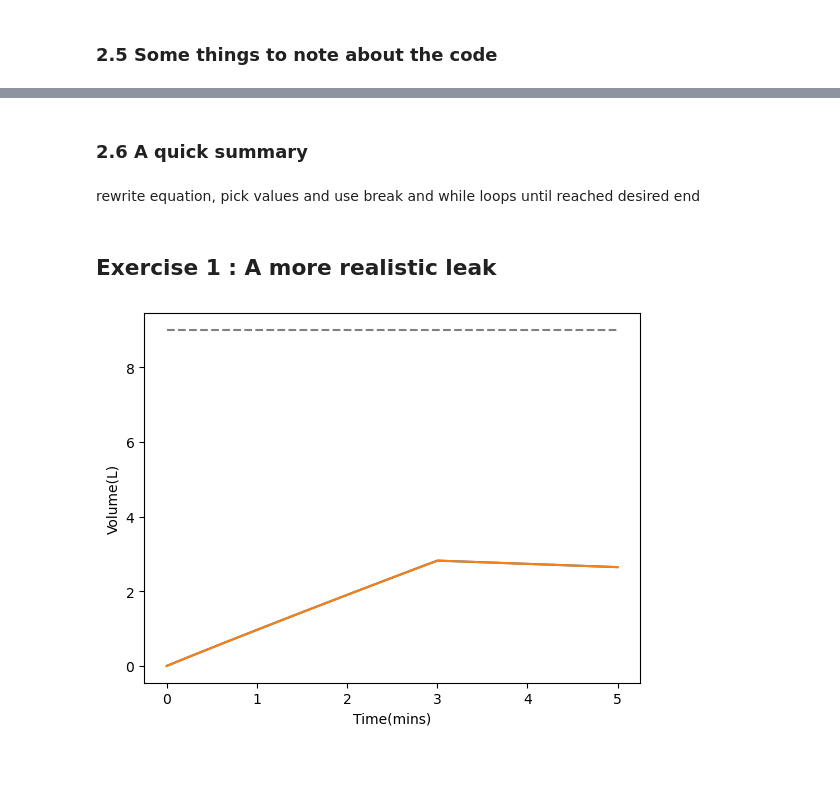
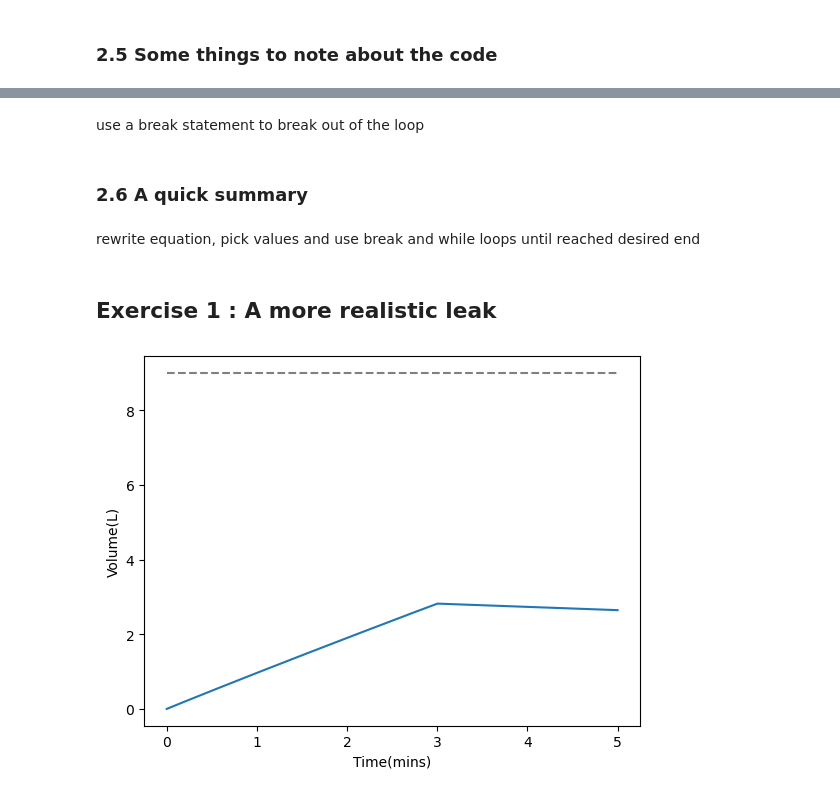
Before and after one commit to SPS-SP2273/learning-portfolio-yugan01, a Jupyter notebook: numerical solutions/numerical_solutions_(need).ipynb, the cells around one changed output, grey strips where cells are left out. Saved outputs shown, nothing was run; the diff lists cells and outputs as text; code cells hidden in the pictures; blank space fills up the shorter version.

```diff
--- a/numerical solutions/numerical_solutions_(need).ipynb
+++ b/numerical solutions/numerical_solutions_(need).ipynb
@@ -261,7 +259,9 @@ use a break statement to break out of the loop
+# %% [markdown]
+use a break statement to break out of the loop
 # %% [markdown]
 ### 2.6 A quick summary
-# %% [markdown]
-rewrite equation, pick values and use break and while loops until reached desired end
+# %% [markdown]
+rewrite equation, pick values and use break and while loops until reached desired end
 # %% [markdown]
 ## Exercise 1 :  A more realistic leak
 # %%
@@ -272,37 +272,33 @@ def leak_rate(volume):
     return speed * 0.1
 
 tap_off_time = 3                 # When the tap goes off
 max_time = 5                     # Maximum time (mins)
-dt = .001                        # Time step (mins)
+dt = .0001                       # Time step (mins)
 rate = 1                         # Filling rate (L/min)
 volume = 0                       # Starting volume
 leak_r = leak_rate(volume)       # L/min
 bucket_capacity = 9              # L
 all_volume = []                  # To keep track of all volumes
 all_time = []                    # To keep track of all times
 time = 0
 all_time = np.arange(start=0, stop=max_time, step=dt)
 
 for time in all_time:
     all_volume.append(volume)
     dV = rate * dt
 
     leak_r = leak_rate(volume)
     leak_volume = leak_r * dt
     volume -= leak_volume
 
     if (volume <= bucket_capacity) and (time < tap_off_time):
         volume += dV
 
 plt.plot(all_time, all_volume)
 plt.ylabel('Volume(L)')
 plt.xlabel('Time(mins)')
 plt.hlines(bucket_capacity, 0, max_time, colors='grey', ls='dashed')
-
-plt.plot(all_time, all_volume)
-plt.ylabel('Volume(L)')
-plt.xlabel('Time(mins)')
-#plt.hlines(0, max_time, colors='grey', ls='dashed')
 plt.show()
+#why is the graph wrong?
 # %% [output]
-[figure, old version]
+[figure, new version]
```
Also changed, not shown: parts of 9 cells of this notebook.
